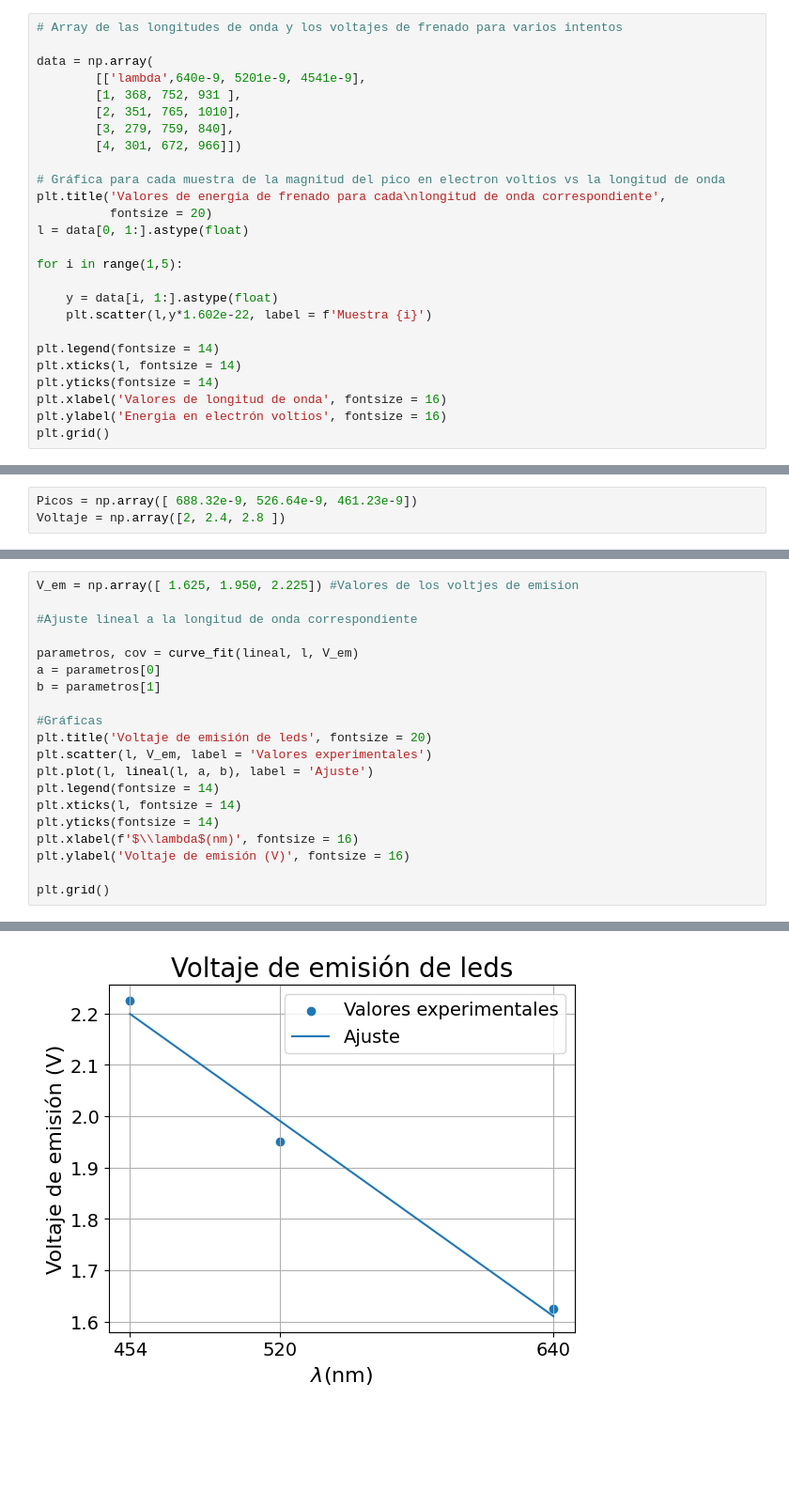
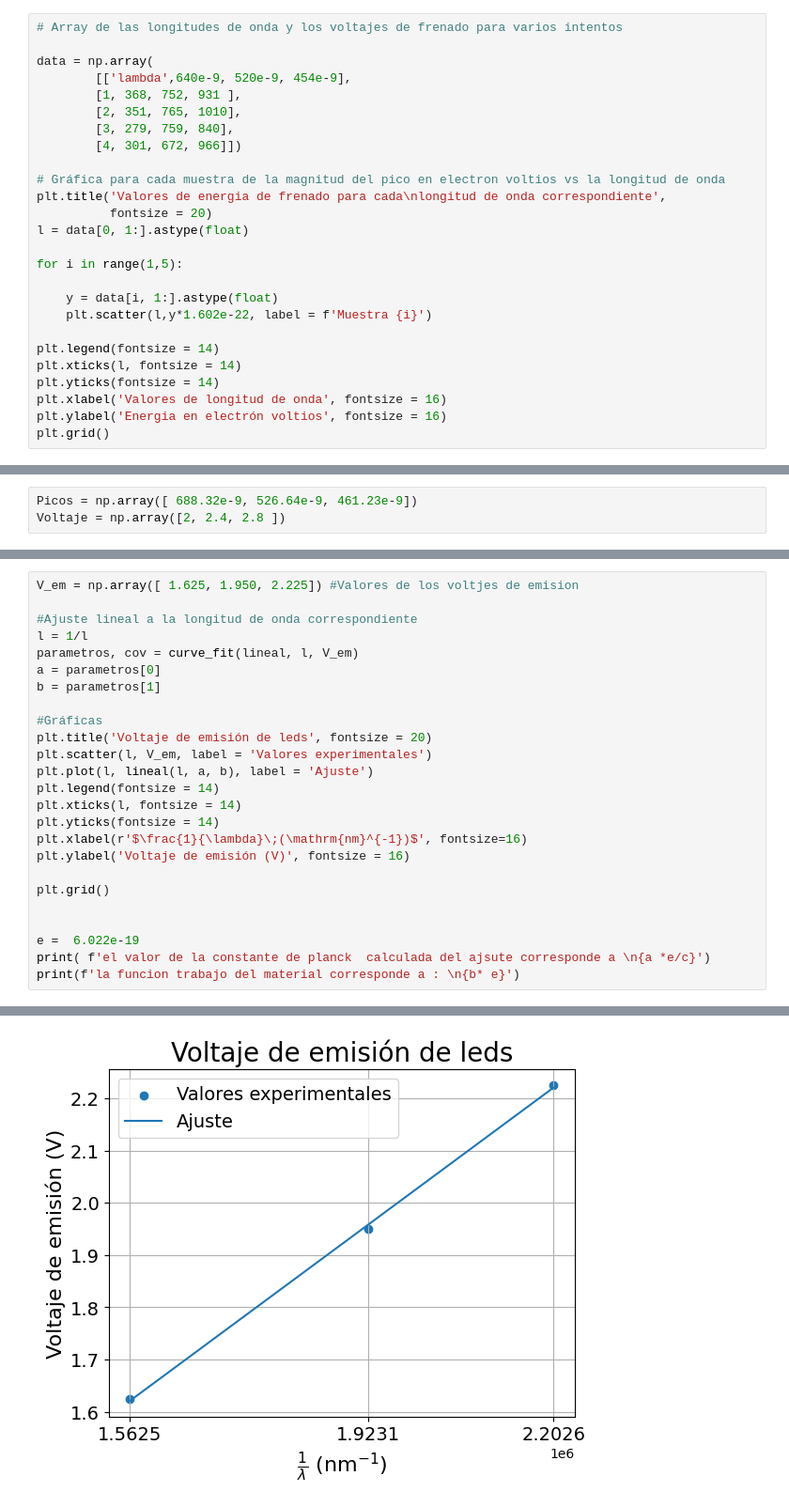
Before and after one commit to Jesus-Gamboa/Experimental_IV, a Jupyter notebook: Efecto_fotoeléctrico/Notebook.ipynb, the cells around one changed output, grey strips where cells are left out. Shown at 94% size. Drawn from its saved outputs; the diff is of its cells as text; blank space fills up the shorter version.

```diff
--- a/Efecto_fotoeléctrico/Notebook.ipynb
+++ b/Efecto_fotoeléctrico/Notebook.ipynb
@@ -23,7 +23,7 @@ c = 299792458
 # Array de las longitudes de onda y los voltajes de frenado para varios intentos
 
 data = np.array(
-        [['lambda',640e-9, 5201e-9, 4541e-9],
+        [['lambda',640e-9, 520e-9, 454e-9],
         [1, 368, 752, 931 ],
         [2, 351, 765, 1010],
         [3, 279, 759, 840],
@@ -99,7 +105,7 @@ Grafique longitud de onda pico vs voltaje y ajuste a una recta.
 V_em = np.array([ 1.625, 1.950, 2.225]) #Valores de los voltjes de emision
 
 #Ajuste lineal a la longitud de onda correspondiente
-
+l = 1/l
 parametros, cov = curve_fit(lineal, l, V_em)
 a = parametros[0]
 b = parametros[1]
@@ -111,8 +117,13 @@ plt.plot(l, lineal(l, a, b), label = 'Ajuste')
 plt.legend(fontsize = 14)
 plt.xticks(l, fontsize = 14)
 plt.yticks(fontsize = 14)
-plt.xlabel(f'$\\lambda$(nm)', fontsize = 16)
+plt.xlabel(r'$\frac{1}{\lambda}\;(\mathrm{nm}^{-1})$', fontsize=16)
 plt.ylabel('Voltaje de emisión (V)', fontsize = 16)
 
 plt.grid()
+
+
+e =  6.022e-19
+print( f'el valor de la constante de planck  calculada del ajsute corresponde a \n{a *e/c}')
+print(f'la funcion trabajo del material corresponde a : \n{b* e}')
 # %% [output]
@@ -119 +134 @@ plt.grid()
-[figure, old version]
+[figure, new version]
```
Also changed, not shown: parts of 9 cells of this notebook, 2 other files.
